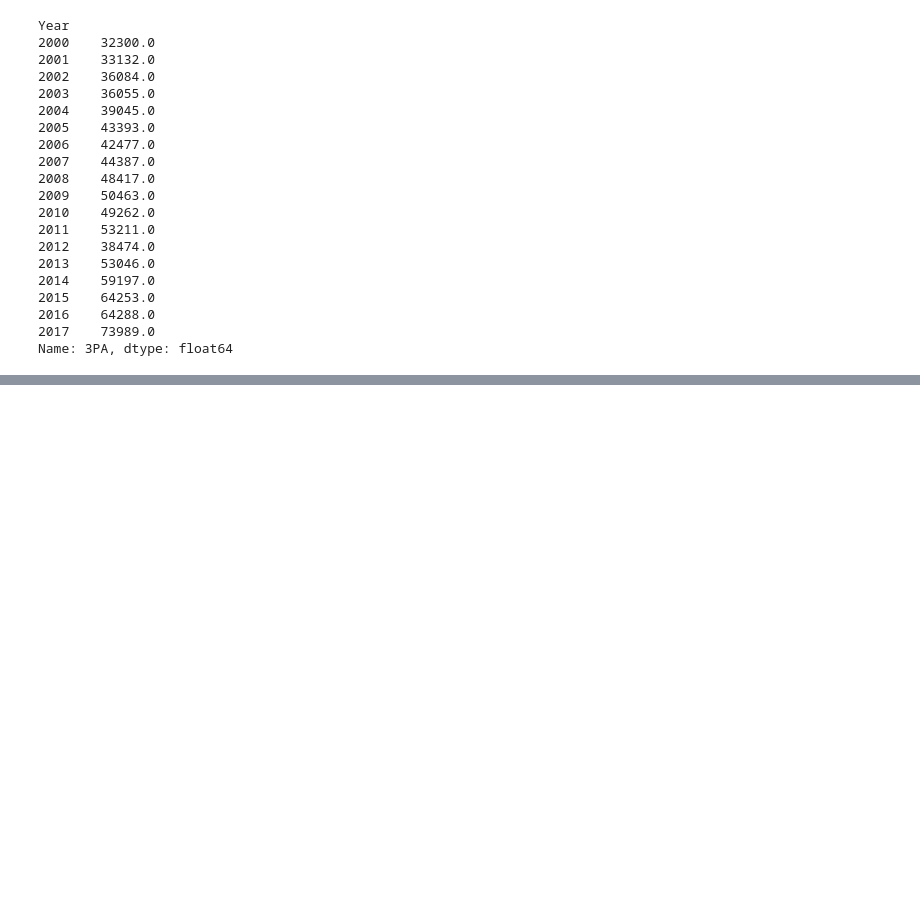
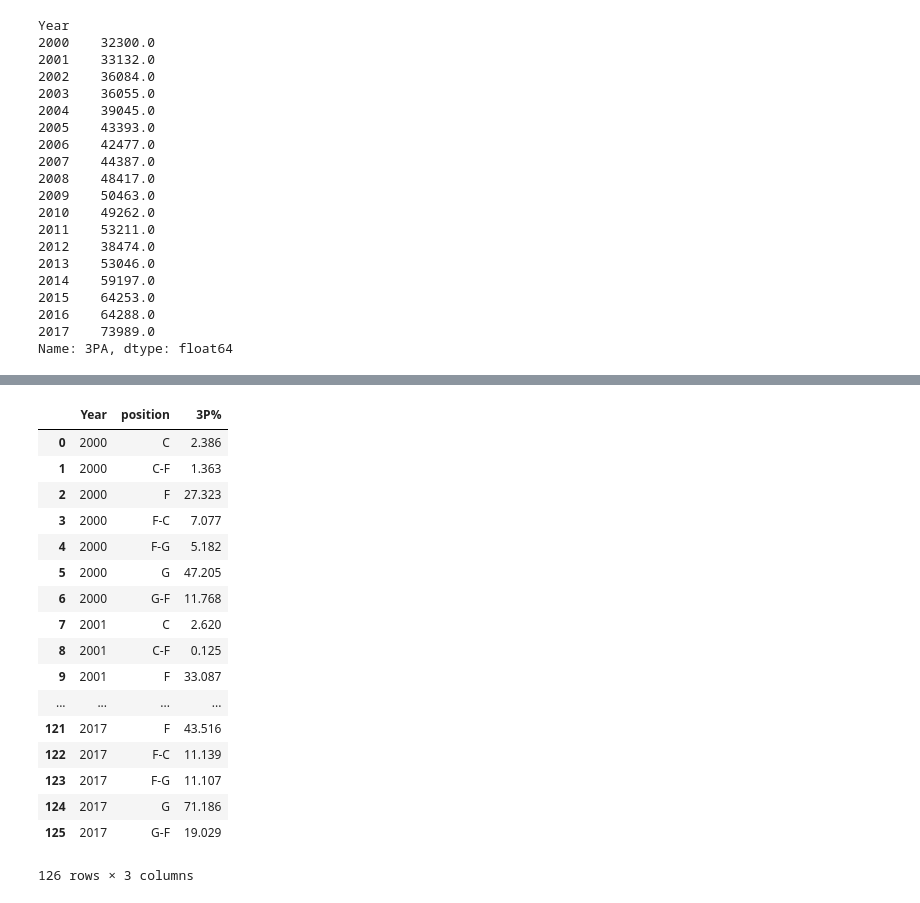
Before and after one commit to logan7734/Project1_repo, a Jupyter notebook: Logan_Main.ipynb, the cells around one changed output, grey strips where cells are left out. Saved outputs shown, nothing was run; the diff lists cells and outputs as text; code cells hidden in the pictures; blank space fills up the shorter version.

```diff
--- a/Logan_Main.ipynb
+++ b/Logan_Main.ipynb
@@ -574,0 +651,24 @@ Name: 3PA, dtype: float64
+# %%
+#isolating percentages of 3PA made by position by year
+threes_yearly = desired_years_df.groupby(["Year", "position"])
+three_per = threes_yearly["3P%"].sum()
+three_per.reset_index()
+# %% [output]
+|  | Year | position | 3P% |
+| 0 | 2000 | C | 2.386 |
+| 1 | 2000 | C-F | 1.363 |
+| 2 | 2000 | F | 27.323 |
+| 3 | 2000 | F-C | 7.077 |
+| 4 | 2000 | F-G | 5.182 |
+| 5 | 2000 | G | 47.205 |
+| 6 | 2000 | G-F | 11.768 |
+| 7 | 2001 | C | 2.620 |
+| 8 | 2001 | C-F | 0.125 |
+| 9 | 2001 | F | 33.087 |
+| ... | ... | ... | ... |
+| 121 | 2017 | F | 43.516 |
+| 122 | 2017 | F-C | 11.139 |
+| 123 | 2017 | F-G | 11.107 |
+| 124 | 2017 | G | 71.186 |
+| 125 | 2017 | G-F | 19.029 |
+126 rows × 3 columns
```
Also changed, not shown: parts of 6 cells of this notebook.
